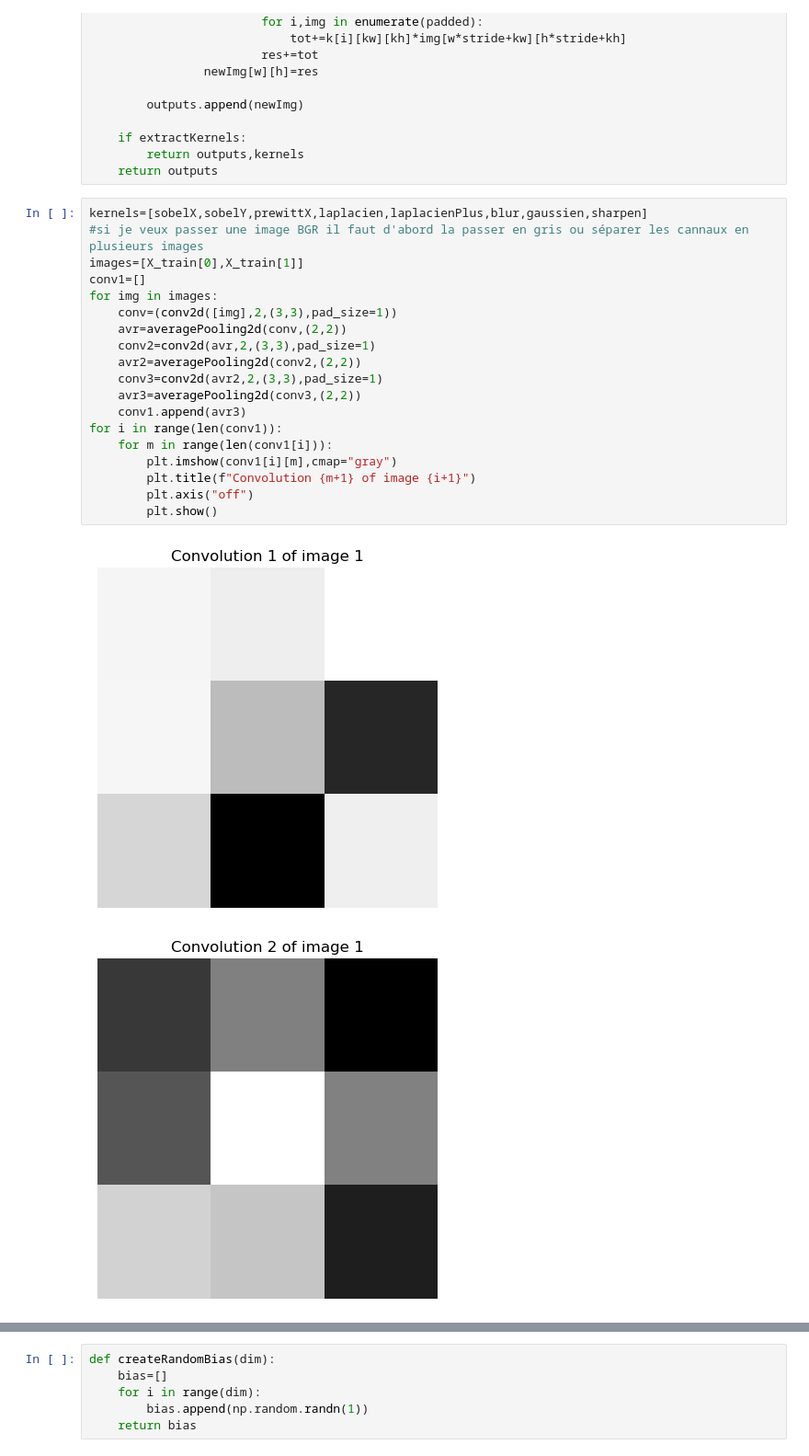
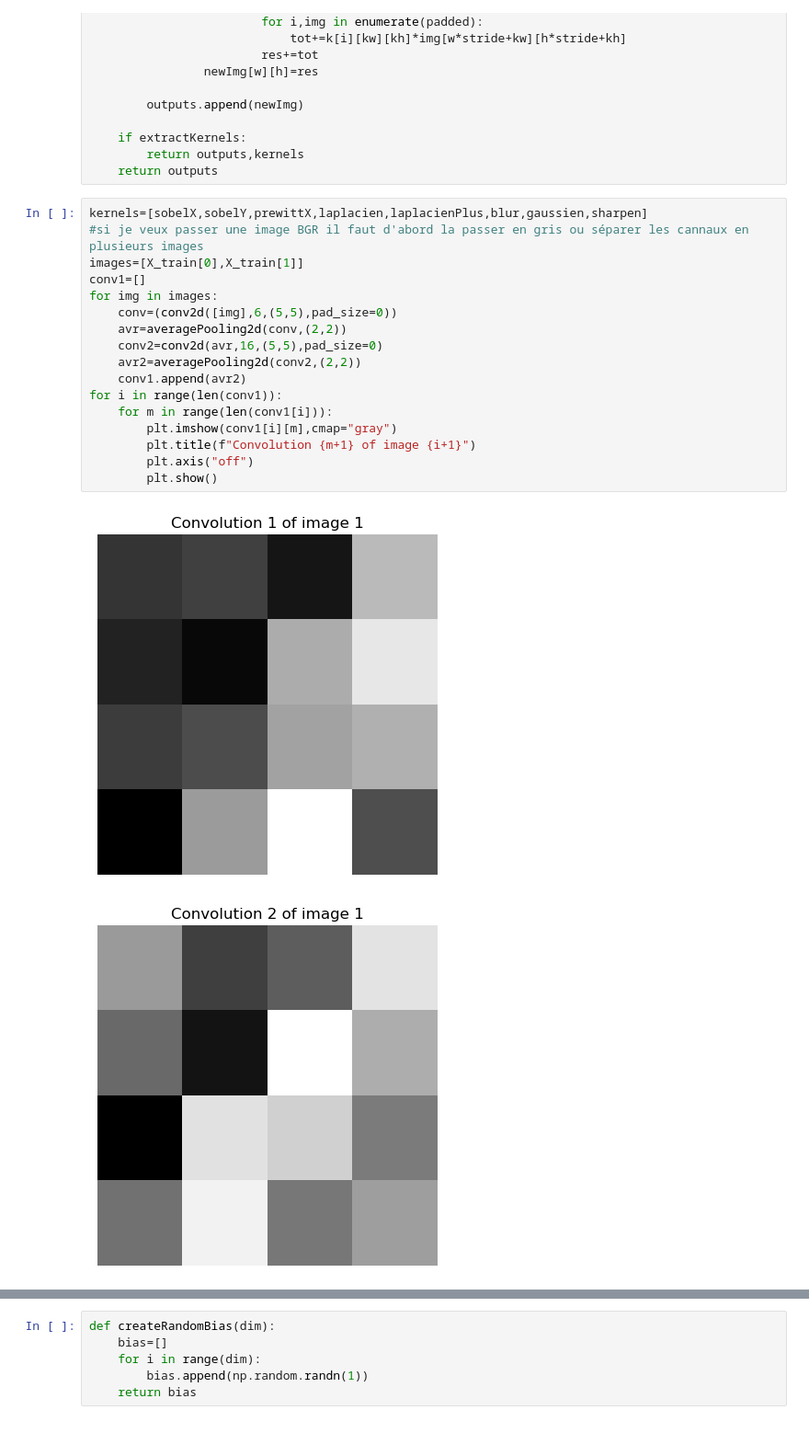
Before and after one commit to AugustinSamier/digits_recog, a Jupyter notebook: digits_recog.ipynb, the cells around one changed output, grey strips where cells are left out. Shown: that part at 92% size. Saved outputs shown, nothing was run; the diff lists cells and outputs as text.

```diff
--- a/digits_recog.ipynb
+++ b/digits_recog.ipynb
@@ -183,22 +183,20 @@ def conv2d(inputs,out_dim,kernel_size,pad_size=0,stride=1,specificKernel=None,ex
 # %%
 kernels=[sobelX,sobelY,prewittX,laplacien,laplacienPlus,blur,gaussien,sharpen]
 #si je veux passer une image BGR il faut d'abord la passer en gris ou séparer les cannaux en plusieurs images
 images=[X_train[0],X_train[1]]
 conv1=[]
 for img in images:
-    conv=(conv2d([img],2,(3,3),pad_size=1))
+    conv=(conv2d([img],6,(5,5),pad_size=0))
     avr=averagePooling2d(conv,(2,2))
-    conv2=conv2d(avr,2,(3,3),pad_size=1)
+    conv2=conv2d(avr,16,(5,5),pad_size=0)
     avr2=averagePooling2d(conv2,(2,2))
-    conv3=conv2d(avr2,2,(3,3),pad_size=1)
-    avr3=averagePooling2d(conv3,(2,2))
-    conv1.append(avr3)
+    conv1.append(avr2)
 for i in range(len(conv1)):
     for m in range(len(conv1[i])):
         plt.imshow(conv1[i][m],cmap="gray")
         plt.title(f"Convolution {m+1} of image {i+1}")
         plt.axis("off")
         plt.show()
 # %% [output]
-[figure, old version]
+[figure, new version]
-[figure, old version]
+[figure, new version]
```
Also changed, not shown: parts of 5 cells of this notebook.
